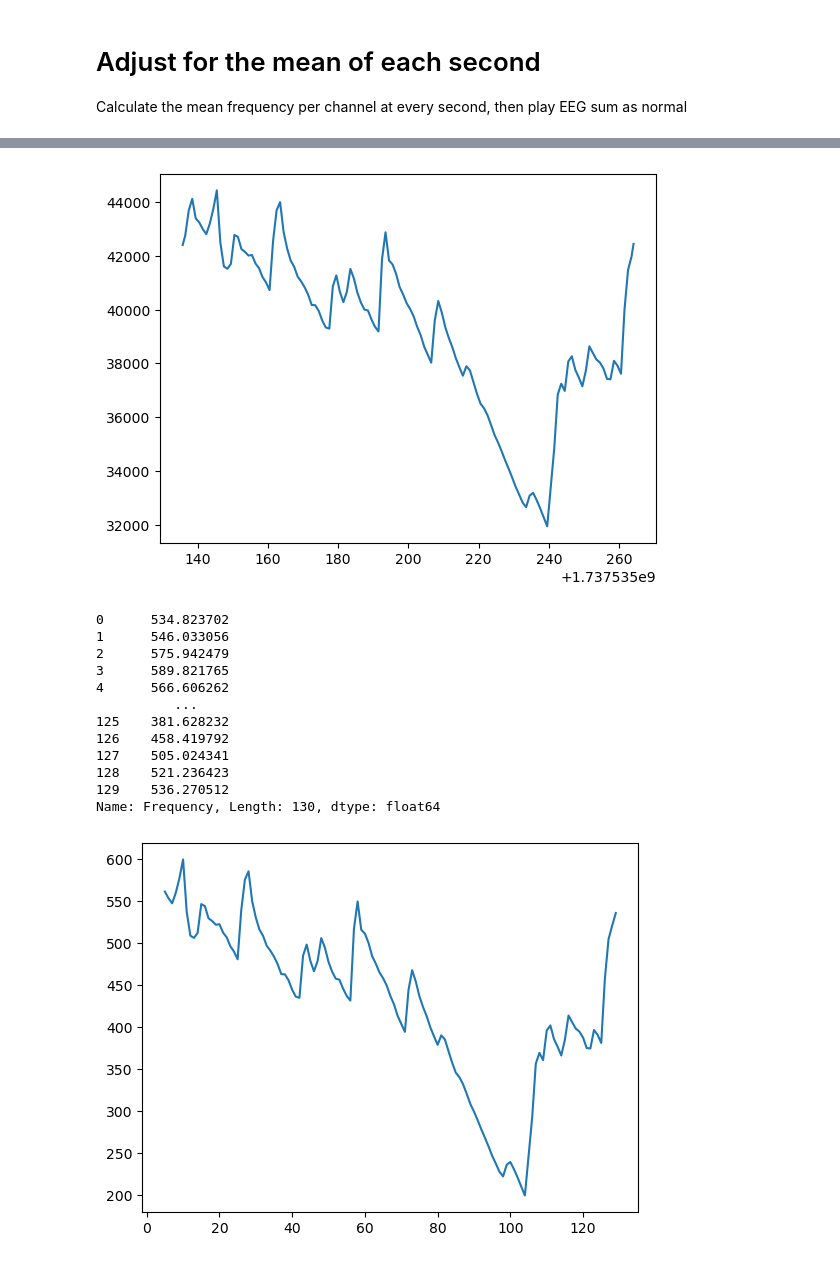
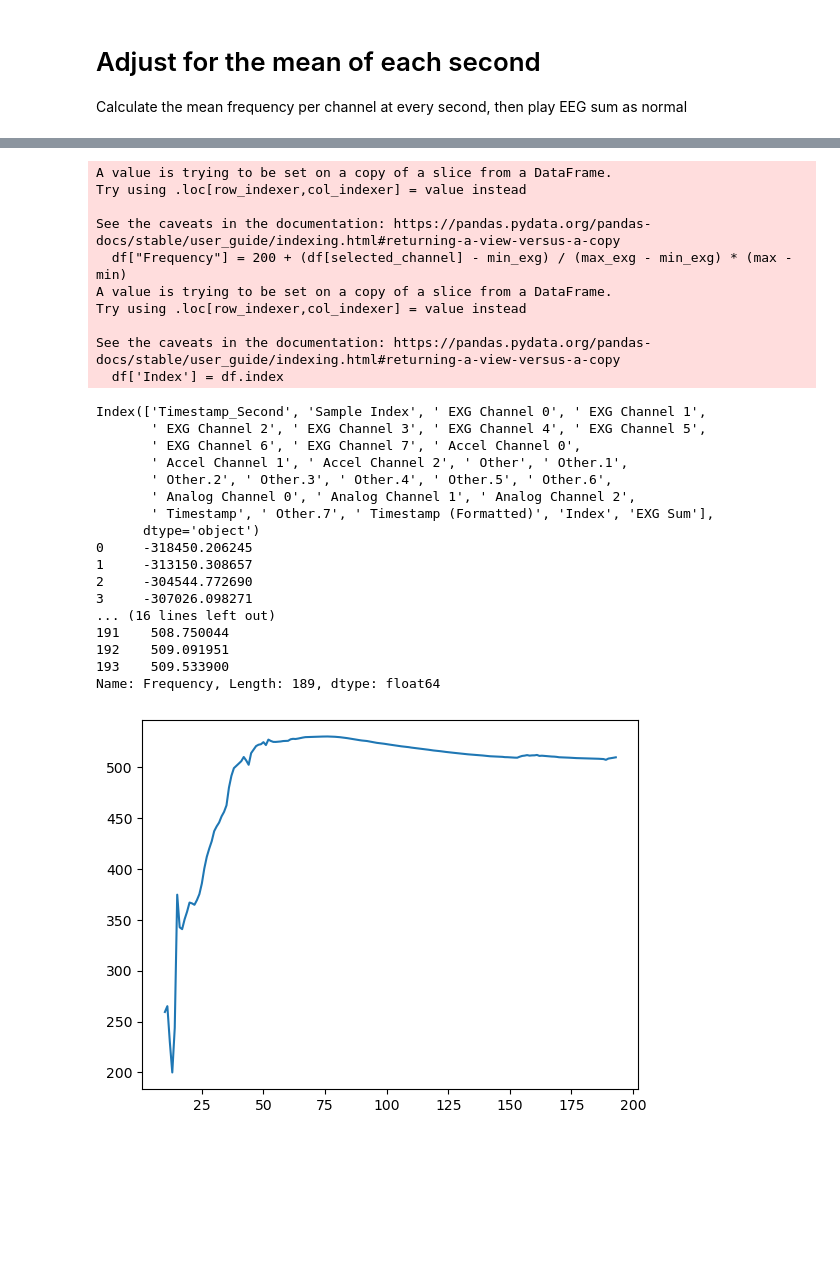
Before and after one commit to sunyshore/eeg, a Jupyter notebook: blinks_tests/blink_music.ipynb, the cells around one changed output, grey strips where cells are left out. Saved outputs shown, nothing was run; the diff lists cells and outputs as text; code cells hidden in the pictures; blank space fills up the shorter version.

```diff
--- a/blinks_tests/blink_music.ipynb
+++ b/blinks_tests/blink_music.ipynb
@@ -44,8 +46,8 @@ Name: EXG Sum, Length: 32166, dtype: float64
 # Basic data visualization for one channel
 Change the following cell to select a channel
 # %%
-selected_channel = ' EXG Channel 1'
-# selected_channel = 'EXG Sum'
+# selected_channel = ' EXG Channel 0'
+selected_channel = 'EXG Sum'
 # %%
 exg_min = df[selected_channel].min()
 exg_max = df[selected_channel].max()
@@ -81,8 +85,17 @@ The duration parameter is the length in seconds a tone is played.
 # %%
 def play(df=df, duration=0.05):
-    # Normalize sum to frequency range (200 Hz to 1000 Hz)
+    df["EXG Sum"] = df[[' EXG Channel 0', ' EXG Channel 1', ' EXG Channel 2',
+                    ' EXG Channel 3', ' EXG Channel 4', ' EXG Channel 5',
+                    ' EXG Channel 6', ' EXG Channel 7']].sum(axis=1)
+    print(df.columns)
+    print(df['EXG Sum'])
+    df = df.iloc[5:]
+
+    # Normalize sum to frequency range (min Hz to max Hz)
+    min = 110
+    max = 440
     min_exg, max_exg = df[selected_channel].min(), df[selected_channel].max()
-    df["Frequency"] = 200 + (df[selected_channel] - min_exg) / (max_exg - min_exg) * (600-offset - 200-offset)
+    df["Frequency"] = 200 + (df[selected_channel] - min_exg) / (max_exg - min_exg) * (max - min)
     print(df['Frequency'])
     df['Index'] = df.index
 
@@ -161,6 +170,6 @@ print(df_grouped)
 # %%
-df_grouped["EXG Sum"] = df[[' EXG Channel 0', ' EXG Channel 1', ' EXG Channel 2',
-                    ' EXG Channel 3', ' EXG Channel 4', ' EXG Channel 5',
-                    ' EXG Channel 6', ' EXG Channel 7']].sum(axis=1)
-print(df_grouped.columns)
-print(df_grouped['EXG Sum'])
+# df_grouped["EXG Sum"] = df[[' EXG Channel 0', ' EXG Channel 1', ' EXG Channel 2',
+#                     ' EXG Channel 3', ' EXG Channel 4', ' EXG Channel 5',
+#                     ' EXG Channel 6', ' EXG Channel 7']].sum(axis=1)
+# print(df_grouped.columns)
+# # print(df_grouped['EXG Sum'])
@@ -188,26 +176,31 @@ Name: EXG Sum, Length: 130, dtype: float64
-# %%
-start = 0 # ignore noise at the beginning
-
-x = np.array(df_grouped[' Timestamp'][start:])
-y = np.array(df_grouped[selected_channel][start:])
-
-plt.plot(x,y)
-plt.show()
-# %% [output]
-[figure, removed]
 # %%
-play(df_grouped, duration=0.1)
+play(df_grouped, duration=0.05)
 # %% [output]
-0      534.823702
-1      546.033056
-2      575.942479
-3      589.821765
-4      566.606262
-          ...
-125    381.628232
-126    458.419792
-127    505.024341
-128    521.236423
-129    536.270512
-Name: Frequency, Length: 130, dtype: float64
+A value is trying to be set on a copy of a slice from a DataFrame.
+Try using .loc[row_indexer,col_indexer] = value instead
+
+See the caveats in the documentation: https://pandas.pydata.org/pandas-docs/stable/user_guide/indexing.html#returning-a-view-versus-a-copy
+  df["Frequency"] = 200 + (df[selected_channel] - min_exg) / (max_exg - min_exg) * (max - min)
+A value is trying to be set on a copy of a slice from a DataFrame.
+Try using .loc[row_indexer,col_indexer] = value instead
+
+See the caveats in the documentation: https://pandas.pydata.org/pandas-docs/stable/user_guide/indexing.html#returning-a-view-versus-a-copy
+  df['Index'] = df.index
+Index(['Timestamp_Second', 'Sample Index', ' EXG Channel 0', ' EXG Channel 1',
+       ' EXG Channel 2', ' EXG Channel 3', ' EXG Channel 4', ' EXG Channel 5',
+       ' EXG Channel 6', ' EXG Channel 7', ' Accel Channel 0',
+       ' Accel Channel 1', ' Accel Channel 2', ' Other', ' Other.1',
+       ' Other.2', ' Other.3', ' Other.4', ' Other.5', ' Other.6',
+       ' Analog Channel 0', ' Analog Channel 1', ' Analog Channel 2',
+       ' Timestamp', ' Other.7', ' Timestamp (Formatted)', 'Index', 'EXG Sum'],
+      dtype='object')
+0     -318450.206245
+1     -313150.308657
+2     -304544.772690
+3     -307026.098271
+... (16 lines left out)
+191    508.750044
+192    509.091951
+193    509.533900
+Name: Frequency, Length: 189, dtype: float64
-[figure, old version]
+[figure, new version]
```
Also changed, not shown: parts of 10 cells of this notebook, 5 other files.
